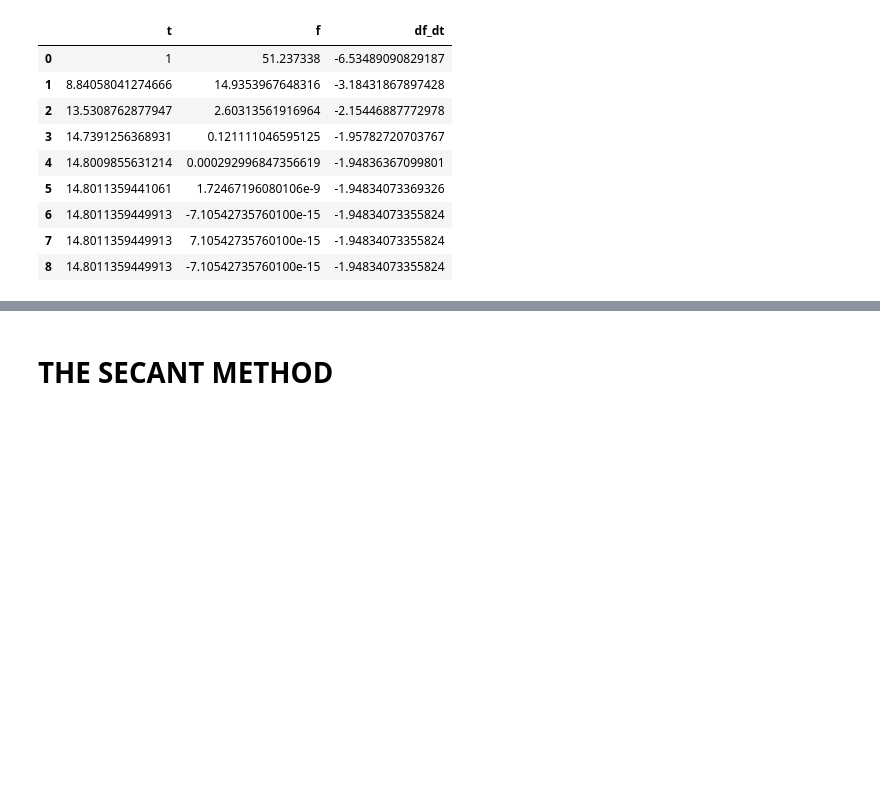
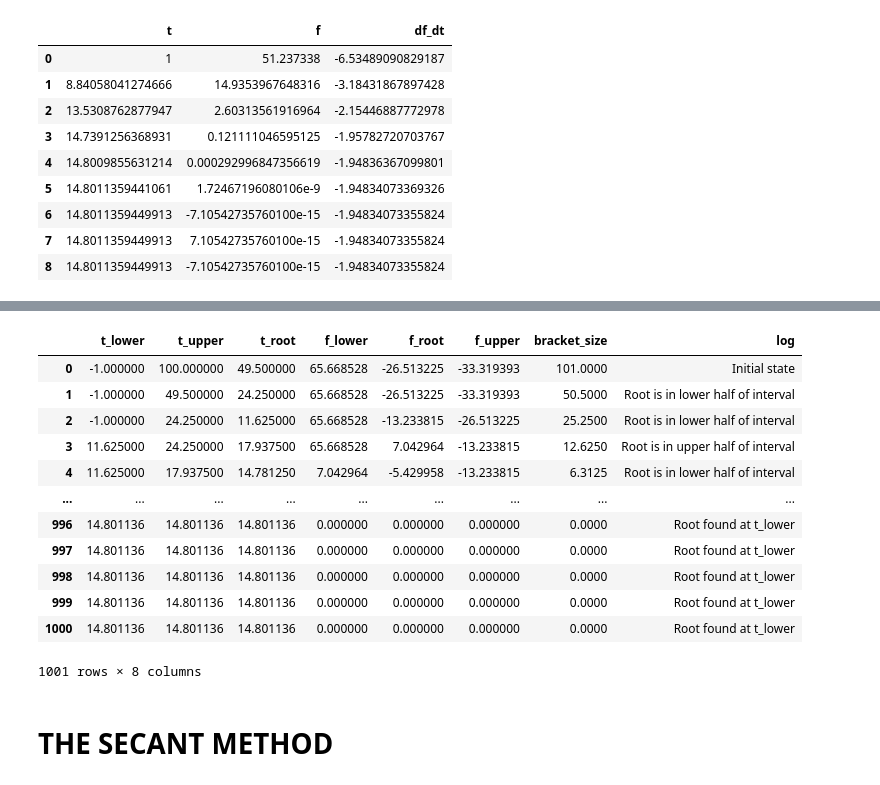
Before and after one commit to hasan-alj88/NumericalMethods, a Jupyter notebook: Examples/RoorFinding.ipynb, the cells around one changed output, grey strips where cells are left out. Drawn from its saved outputs; the diff is of its cells as text; code cells hidden in the pictures; blank space fills up the shorter version.

```diff
--- a/Examples/RoorFinding.ipynb
+++ b/Examples/RoorFinding.ipynb
@@ -50,0 +53,9 @@ newton_raphson_solver_df
+# %%
+from FindRoots.BracketingMethods.BiSectionMethod import BiSectionMethod
+
+bisection_solver = BiSectionMethod(
+    t_upper=100,
+    t_lower=-1,
+    function=parachute_equation_,
+)
+bisection_solver_df = bisection_solver.run()
@@ -51,3 +106,19 @@ newton_raphson_solver_df
+# %%
+bisection_solver_df
+# %% [output]
+|  | t_lower | t_upper | t_root | f_lower | f_root | f_upper | bracket_size | log |
+| 0 | -1.000000 | 100.000000 | 49.500000 | 65.668528 | -26.513225 | -33.319393 | 101.0000 | Initial state |
+| 1 | -1.000000 | 49.500000 | 24.250000 | 65.668528 | -26.513225 | -33.319393 | 50.5000 | Root is in lower half of interval |
+| 2 | -1.000000 | 24.250000 | 11.625000 | 65.668528 | -13.233815 | -26.513225 | 25.2500 | Root is in lower half of interval |
+| 3 | 11.625000 | 24.250000 | 17.937500 | 65.668528 | 7.042964 | -13.233815 | 12.6250 | Root is in upper half of interval |
+| 4 | 11.625000 | 17.937500 | 14.781250 | 7.042964 | -5.429958 | -13.233815 | 6.3125 | Root is in lower half of interval |
+| ... | ... | ... | ... | ... | ... | ... | ... | ... |
+| 996 | 14.801136 | 14.801136 | 14.801136 | 0.000000 | 0.000000 | 0.000000 | 0.0000 | Root found at t_lower |
+| 997 | 14.801136 | 14.801136 | 14.801136 | 0.000000 | 0.000000 | 0.000000 | 0.0000 | Root found at t_lower |
+| 998 | 14.801136 | 14.801136 | 14.801136 | 0.000000 | 0.000000 | 0.000000 | 0.0000 | Root found at t_lower |
+| 999 | 14.801136 | 14.801136 | 14.801136 | 0.000000 | 0.000000 | 0.000000 | 0.0000 | Root found at t_lower |
+| 1000 | 14.801136 | 14.801136 | 14.801136 | 0.000000 | 0.000000 | 0.000000 | 0.0000 | Root found at t_lower |
+1001 rows × 8 columns
 # %% [markdown]
 # THE SECANT METHOD
 # %%
```
Also changed, not shown: parts of 3 cells of this notebook, 7 other files.
